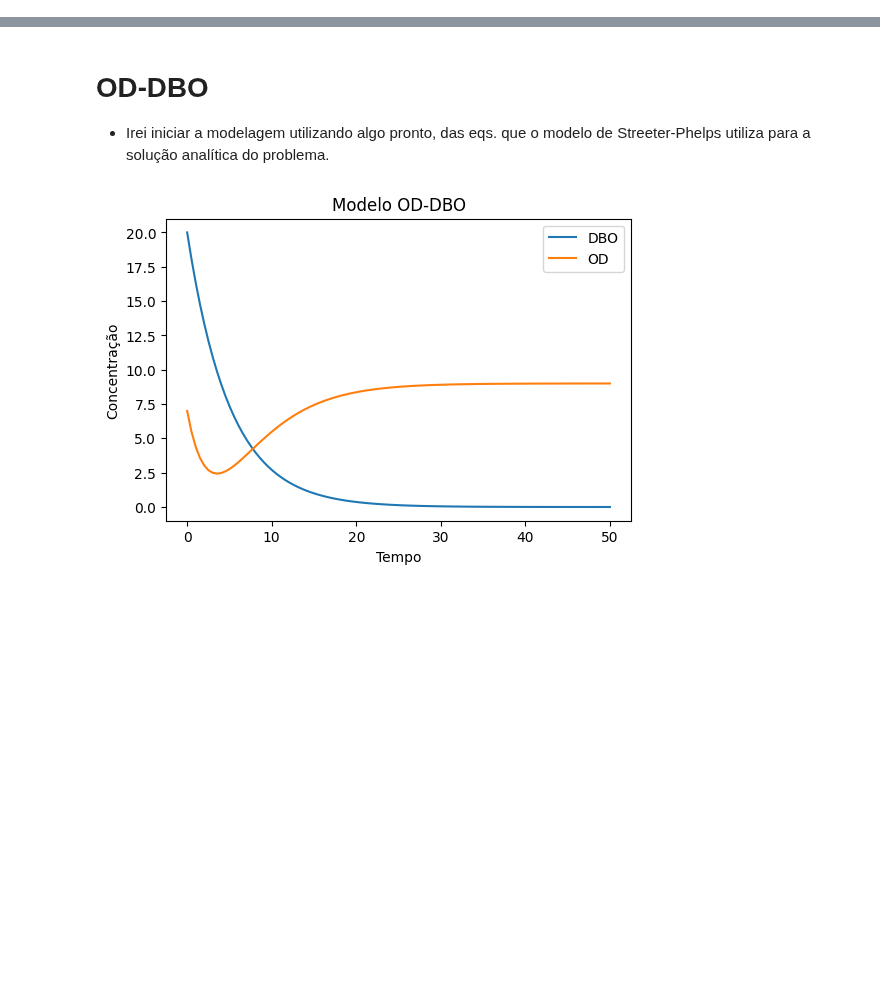
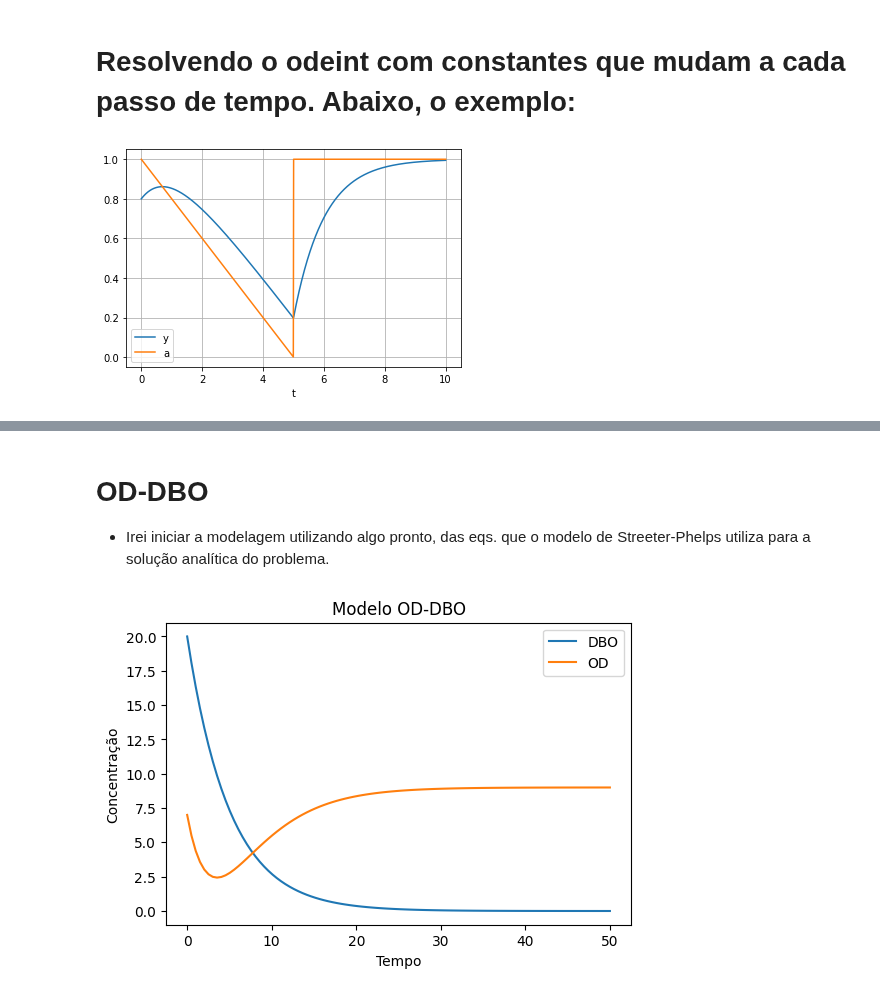
Before and after one commit to CostaNathan/doctorate, a Jupyter notebook: modelando_tudo.ipynb, the cells around one changed output, grey strips where cells are left out. Saved outputs shown, nothing was run; the diff lists cells and outputs as text; code cells hidden in the pictures; blank space fills up the shorter version.

```diff
--- a/modelando_tudo.ipynb
+++ b/modelando_tudo.ipynb
@@ -6,0 +11,39 @@
+# %% [markdown]
+# Resolvendo o odeint com constantes que mudam a cada passo de tempo. Abaixo, o exemplo:
+# %%
+# https://stackoverflow.com/questions/32987253/solving-a-system-of-odes-with-changing-constant-using-scipy-integrate-odeint
+
+import matplotlib.pyplot as plt
+import numpy as np
+import scipy as sp
+import scipy.integrate
+
+tmax = 10.0
+
+
+def a(t):
+    if t < tmax / 2.0:
+        return ((tmax / 2.0) - t) / (tmax / 2.0)
+    else:
+        return 1.0
+
+
+def func(x, t, a):
+    return -(x - a(t))
+
+
+x0 = 0.8
+t = np.linspace(0.0, tmax, 1000)
+args = (a,)
+y = sp.integrate.odeint(func, x0, t, args)
+
+fig = plt.figure()
+ax = fig.add_subplot(111)
+(h1,) = ax.plot(t, y)
+(h2,) = ax.plot(t, [a(s) for s in t])
+ax.legend([h1, h2], ["y", "a"])
+ax.set_xlabel("t")
+ax.grid()
+plt.show()
+# %% [output]
+[figure, added]
```
Also changed, not shown: parts of 3 cells of this notebook.
